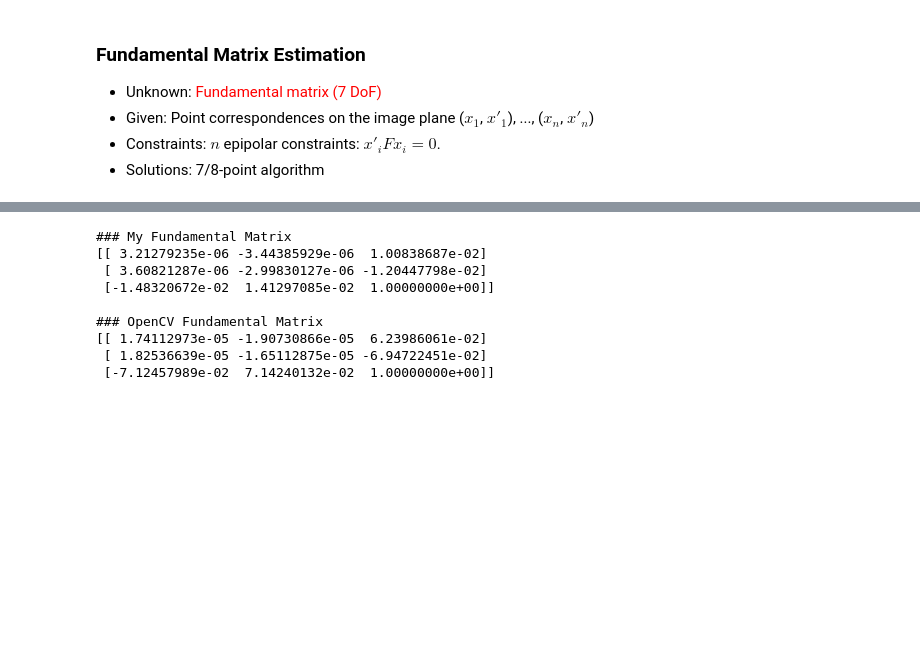
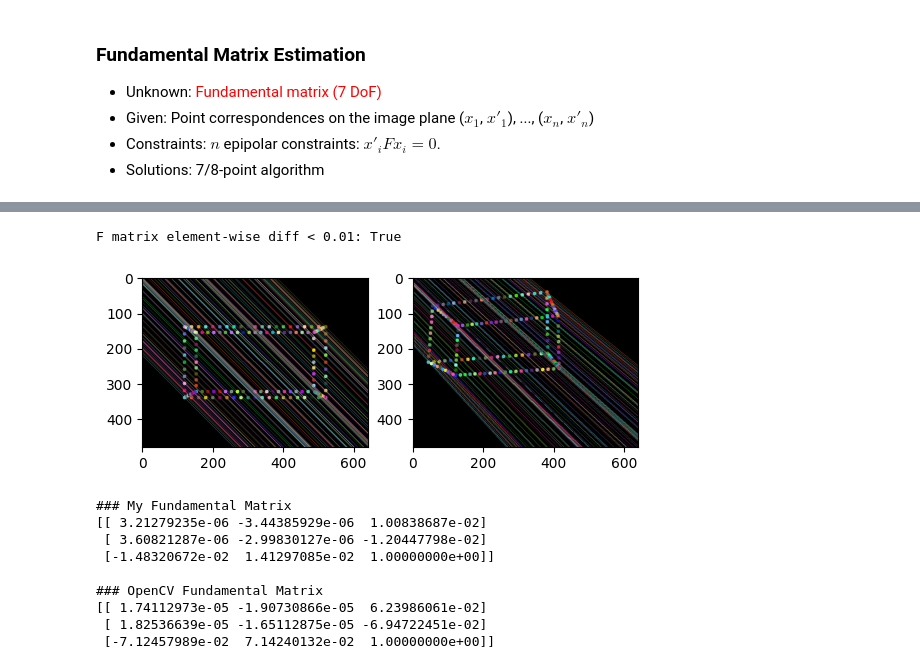
Before and after one commit to imkaywu/3d-vision-tutorial, a Jupyter notebook: 07_epipolar_geometry.ipynb, the cells around one changed output, grey strips where cells are left out. Saved outputs shown, nothing was run; the diff lists cells and outputs as text; code cells hidden in the pictures; blank space fills up the shorter version.

```diff
--- a/07_epipolar_geometry.ipynb
+++ b/07_epipolar_geometry.ipynb
@@ -172,3 +251,48 @@ plot_epipolar_lines(F, pts1, pts2)
+# %%
+def skew_mat(t):
+  return np.array([[0.   , -t[2], t[1]],
+                   [t[2] , 0.   , -t[0]],
+                   [-t[1], t[0] , 0]])
+# %%
+# Extrinsic matrix
+R1, t1 = extrinsic_mat(cam_ori[0], cam_pose[0])
+R2, t2 = extrinsic_mat(cam_ori[1], cam_pose[1])
+Rt1 = np.hstack((R1, t1.reshape(3, 1))) # 3x4
+Rt2 = np.hstack((R2, t2.reshape(3, 1))) # 3x4
+
+# Intrinsic matrix
+K = np.array([[f, 0, cx],
+              [0, f, cy],
+              [0, 0, 1]])
+
+# Projection to image plane
+x1 = K @ Rt1 @ X # (3,3)x(3,4)x(4,N)=(3,N)
+x2 = K @ Rt2 @ X
+x1 /= x1[2]
+x2 /= x2[2]
+x1_px = np.int32(x1[:2].T) # (Nx2)
+x2_px = np.int32(x2[:2].T)
+
+# Fundamental Matrix (from E)
+# E = K2.T * F * K1 <===> F = K2^{-T} * E * K1^{-1}
+F1 = np.linalg.inv(K.T) @ skew_mat(t2) @ R2 @ np.linalg.inv(K)
+F1 /= F1[-1, -1]
+
+# Fundamental Matrix (8-point)
+F2, _ = cv2.findFundamentalMat(x1_px, x2_px, cv2.FM_LMEDS)
+print(f'F matrix element-wise diff < 0.01: {np.allclose(F1, F2, atol=1e-2)}')
+
+# Uncomment the following code block: verify that Fundamental Matrix works as intended.
+# for x1i, x2i in zip(x1.T, x2.T):
+#   print(f'x2.T*F*x1 close to 0 (<0.01): {np.allclose(x2i.reshape(1, 3) @ F1 @ x1i, 0., atol=0.01)}')
+
+# Plot epipolar geometry
+image1 = np.zeros(img_res, dtype=np.uint8)
+image2 = np.zeros(img_res, dtype=np.uint8)
+plot_epipolar_lines(F1, image1, x1_px, image2, x2_px)
+# %% [output]
+F matrix element-wise diff < 0.01: True
+[figure, added]
 # %%
 # This is not a good example. Keep it here for future reference.
 pts0 = np.loadtxt('image_formation0.xyz')
```
Also changed, not shown: parts of 20 cells of this notebook, 2 other files.
